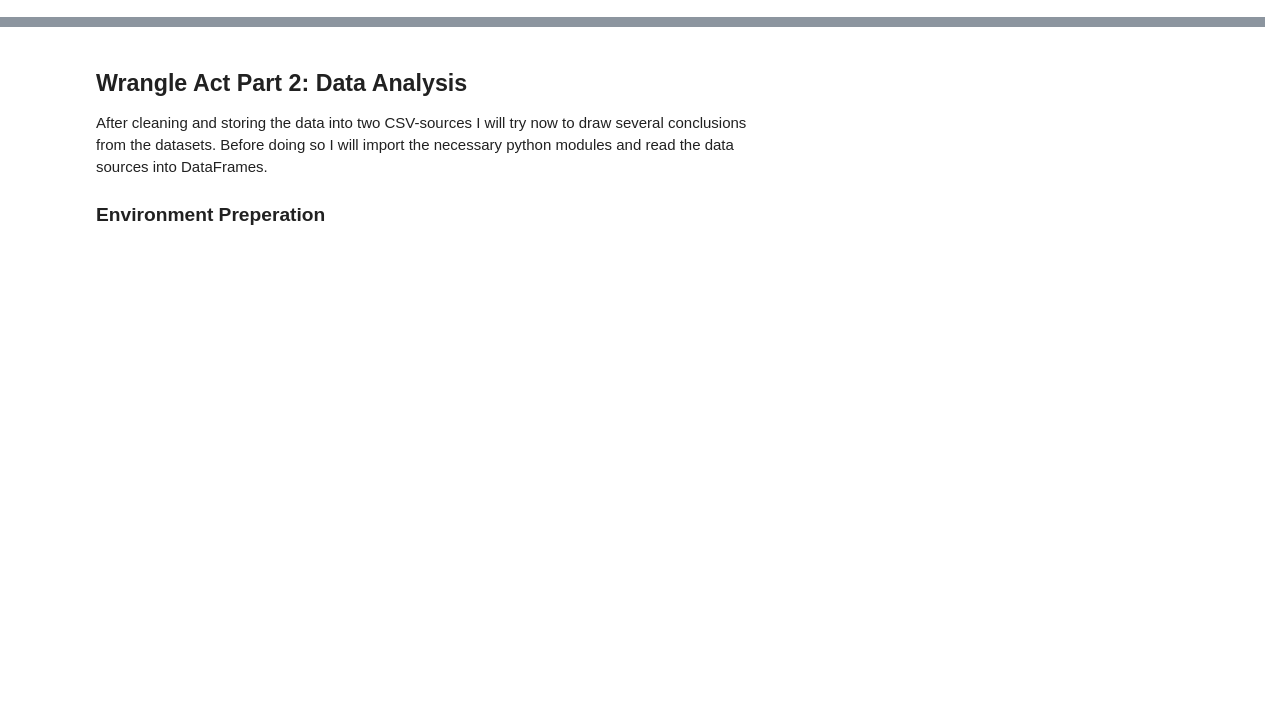
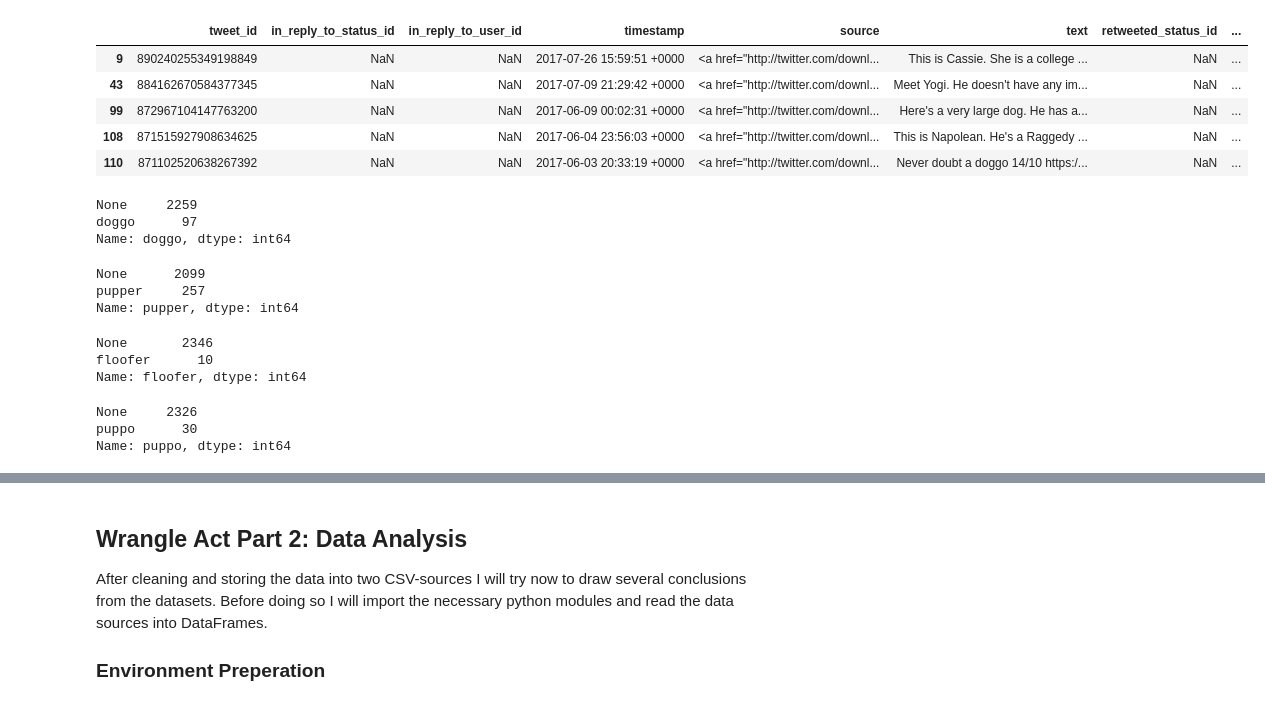
Before and after one commit to herrfeder/DataAnalyst, a Jupyter notebook: 04_project_wrangle_and_analyze_data/wrangle_act.ipynb, the cells around one changed output, grey strips where cells are left out. Drawn from its saved outputs; the diff is of its cells as text; code cells hidden in the pictures; blank space fills up the shorter version.

```diff
--- a/04_project_wrangle_and_analyze_data/wrangle_act_02.ipynb
+++ b/04_project_wrangle_and_analyze_data/wrangle_act.ipynb
@@ -0,0 +41,2 @@
+# %%
+wrd_df = pd.read_csv("twitter-archive-enhanced.csv")
@@ -0,0 +135,33 @@
+# %%
+wrd_df[wrd_df.doggo != 'None'].iloc[:5]
+# %% [output]
+|  | tweet_id | in_reply_to_status_id | in_reply_to_user_id | timestamp | source | text | retweeted_status_id | ... |
+| 9 | 890240255349198849 | NaN | NaN | 2017-07-26 15:59:51 +0000 | <a href="http://twitter.com/downl... | This is Cassie. She is a college ... | NaN | ... |
+| 43 | 884162670584377345 | NaN | NaN | 2017-07-09 21:29:42 +0000 | <a href="http://twitter.com/downl... | Meet Yogi. He doesn't have any im... | NaN | ... |
+| 99 | 872967104147763200 | NaN | NaN | 2017-06-09 00:02:31 +0000 | <a href="http://twitter.com/downl... | Here's a very large dog. He has a... | NaN | ... |
+| 108 | 871515927908634625 | NaN | NaN | 2017-06-04 23:56:03 +0000 | <a href="http://twitter.com/downl... | This is Napolean. He's a Raggedy ... | NaN | ... |
+| 110 | 871102520638267392 | NaN | NaN | 2017-06-03 20:33:19 +0000 | <a href="http://twitter.com/downl... | Never doubt a doggo 14/10 https:/... | NaN | ... |
+# %%
+wrd_df['doggo'].value_counts()
+# %% [output]
+None     2259
+doggo      97
+Name: doggo, dtype: int64
+# %%
+wrd_df['pupper'].value_counts()
+# %% [output]
+None      2099
+pupper     257
+Name: pupper, dtype: int64
+# %%
+wrd_df['floofer'].value_counts()
+# %% [output]
+None       2346
+floofer      10
+Name: floofer, dtype: int64
+# %%
+wrd_df['puppo'].value_counts()
+# %% [output]
+None     2326
+puppo      30
+Name: puppo, dtype: int64
```
Also changed, not shown: parts of 84 cells of this notebook, 7 other files.
